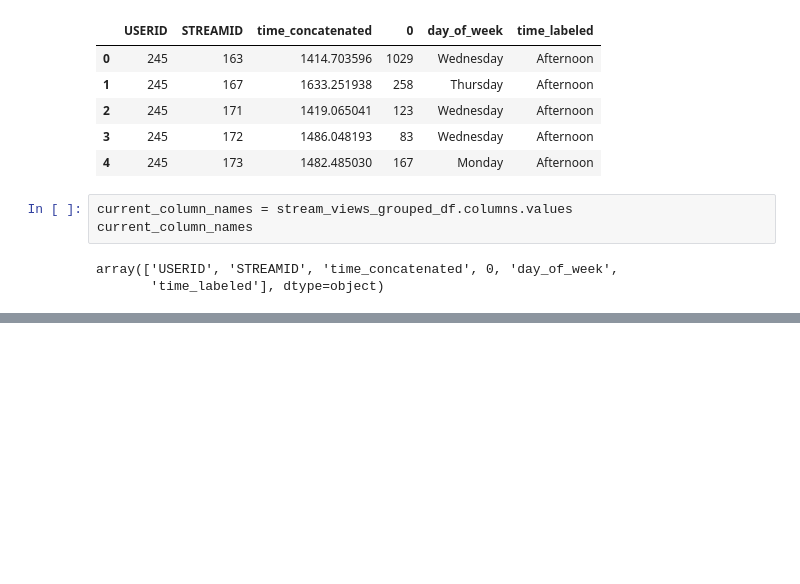
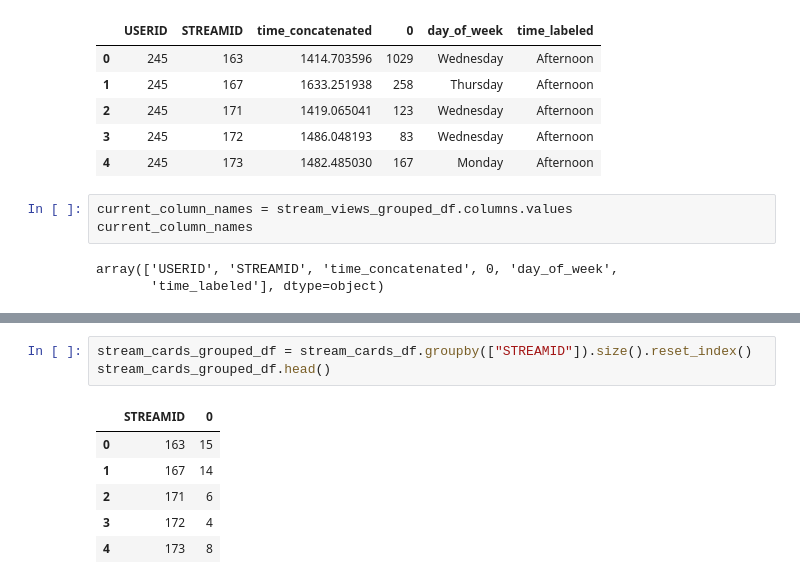
Before and after one commit to ace-racer/ContextualRecommender, a Jupyter notebook: hybird_recommender/exploration/Process raw stream views.ipynb, the cells around one changed output, grey strips where cells are left out. Drawn from its saved outputs; the diff is of its cells as text; blank space fills up the shorter version.

```diff
--- a/hybird_recommender/exploration/Process raw stream views.ipynb
+++ b/hybird_recommender/exploration/Process raw stream views.ipynb
@@ -265,0 +278,10 @@ array(['USERID', 'STREAMID', 'time_concatenated', 0, 'day_of_week',
+# %%
+stream_cards_grouped_df = stream_cards_df.groupby(["STREAMID"]).size().reset_index()
+stream_cards_grouped_df.head()
+# %% [output]
+|  | STREAMID | 0 |
+| 0 | 163 | 15 |
+| 1 | 167 | 14 |
+| 2 | 171 | 6 |
+| 3 | 172 | 4 |
+| 4 | 173 | 8 |
```
Also changed, not shown: parts of 14 cells of this notebook, 1 other file.
